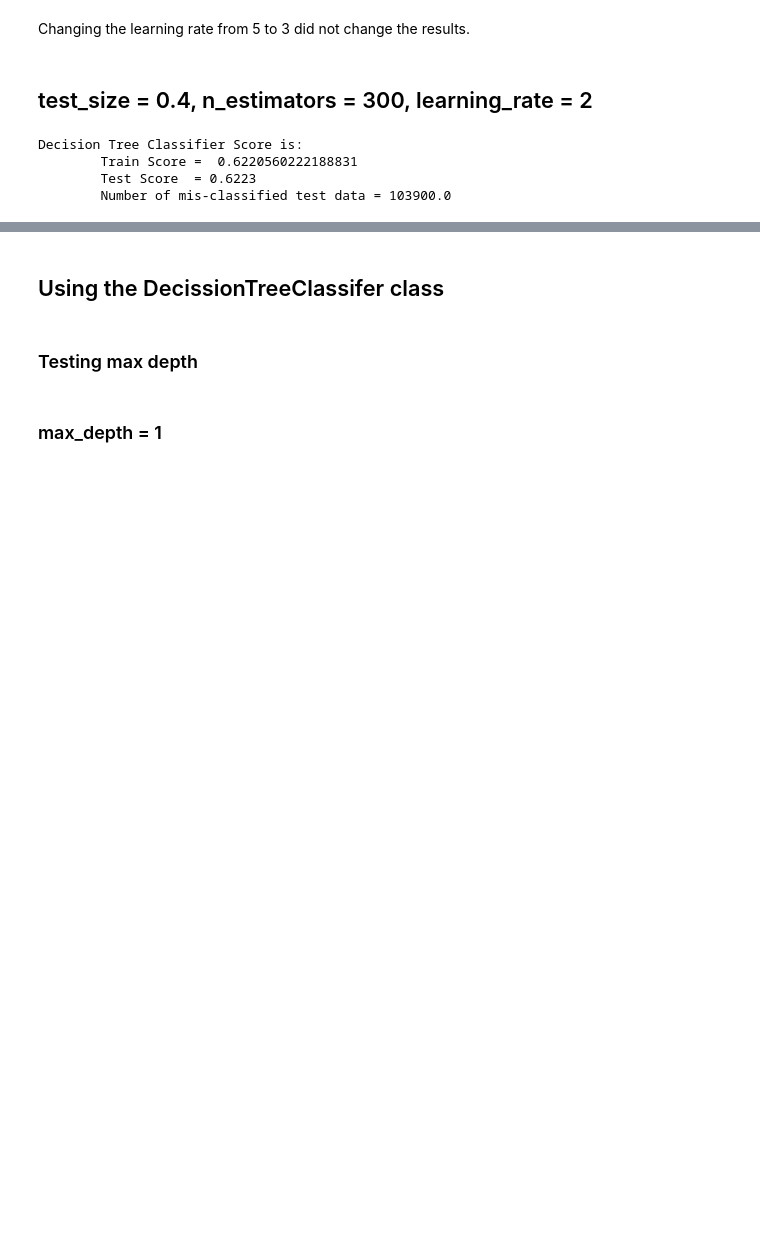
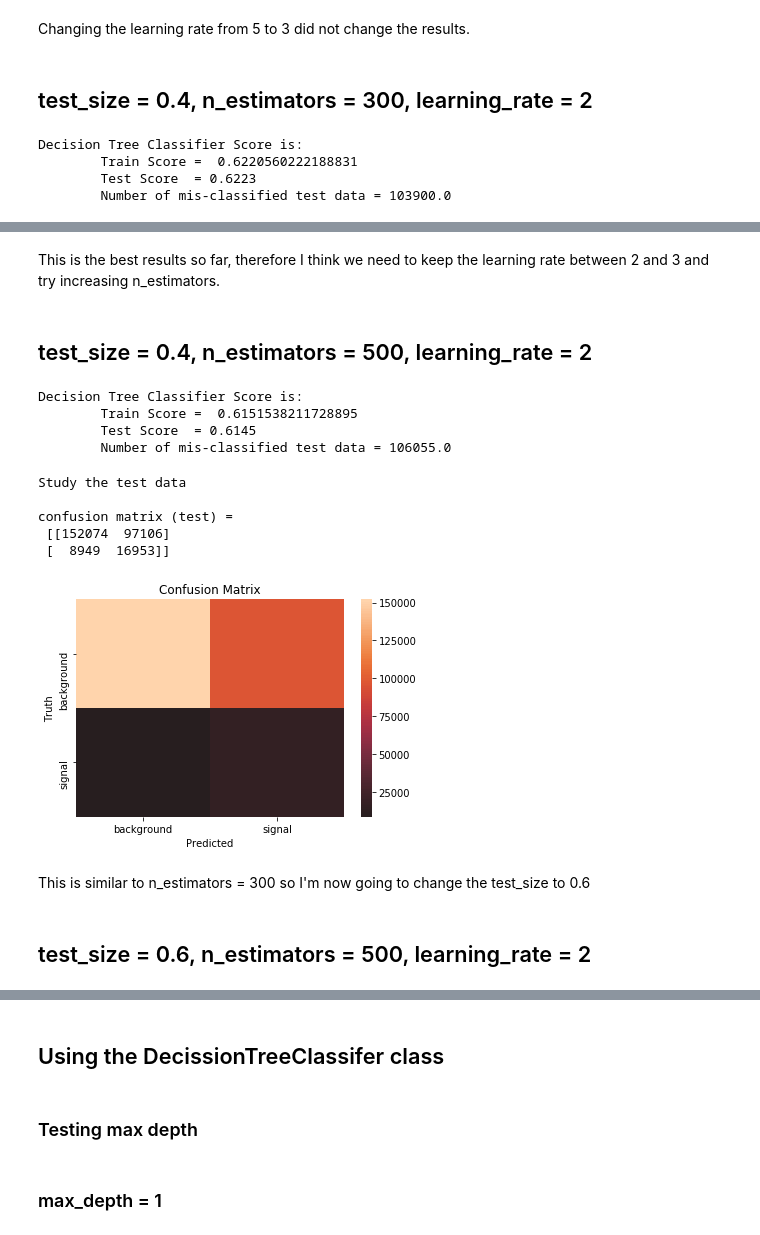
Before and after one commit to Bansi-M/BDT, a Jupyter notebook: BDT_Benchmark_Tests.ipynb, the cells around one changed output, grey strips where cells are left out. Saved outputs shown, nothing was run; the diff lists cells and outputs as text; code cells hidden in the pictures; blank space fills up the shorter version.

Commit message:
Benchmark Tests

```diff
--- a/BDT_Benchmark_Tests.ipynb
+++ b/BDT_Benchmark_Tests.ipynb
@@ -638,0 +658,67 @@ Run Cross Validation On the Sample
+# %% [markdown]
+This is the best results so far, therefore I think we need to keep the learning rate between 2 and 3 and try increasing n_estimators.
+# %% [markdown]
+## test_size = 0.4, n_estimators = 500, learning_rate = 2
+# %%
+train_bkg, test_bkg = train_test_split(background, test_size=0.4, random_state=2)
+train_signal, test_signal = train_test_split(signal, test_size=0.4, random_state=2)
+
+train_y = len(train_bkg) * [0] + len(train_signal) * [1]
+test_y = len(test_bkg) * [0] + len(test_signal) * [1]
+
+train_x = pd.concat([train_bkg, train_signal], ignore_index=True)
+test_x = pd.concat([test_bkg, test_signal], ignore_index=True)
+
+train_x.drop(["weight"], axis=1, inplace=True)
+test_x.drop(["weight"], axis=1, inplace=True)
+
+
+BDT_clf = AdaBoostClassifier(n_estimators=500, learning_rate = 2).fit(train_x, train_y)
+train_score = BDT_clf.score(train_x, train_y)
+test_score  = BDT_clf.score(test_x, test_y)
+
+print("Decision Tree Classifier Score is:")
+print("\tTrain Score = ", train_score)
+print("\tTest Score  = {:5.4f}".format(test_score))
+print("\tNumber of mis-classified test data = {:2.1f}".format((1-test_score)*len(test_x)))
+# %% [output]
+Decision Tree Classifier Score is:
+        Train Score =  0.6151538211728895
+        Test Score  = 0.6145
+        Number of mis-classified test data = 106055.0
+# %%
+print("\n\033[1mStudy the test data\033[0m")
+
+predictions = BDT_clf.predict(test_x)
+BDTcm = confusion_matrix(test_y, predictions)
+print("\nconfusion matrix (test) = \n", BDTcm)
+
+ax= plt.subplot()
+sns.heatmap(BDTcm, center=True, ax = ax)
+ax.set_xlabel('Predicted');ax.set_ylabel('Truth');
+ax.set_title('Confusion Matrix');
+ax.xaxis.set_ticklabels(['background', 'signal']); ax.yaxis.set_ticklabels(['background', 'signal']);
+plt.show()
+
+#print("\n\033[1mCheck ground truth against predictions for the test sample\033[0m")
+#print("Truth\tPrediction\tCorrect Prediction")
+#for i in range(len(predictions)):
+#    Match = False
+#    if predictions[i] == test_y[i]:
+ #       Match = True
+
+#print("\n\033[1mRun Cross Validation On the Sample\033[0m")
+#scores = cross_val_score(BDT_clf, train_x, train_y, cv=5)
+#print("cross validation scores = ", scores)
+#print("\tmean = {:5.4f}".format(scores.mean()))
+# %% [output]
+Study the test data
+
+confusion matrix (test) =
+ [[152074  97106]
+ [  8949  16953]]
+[figure, added]
+# %% [markdown]
+This is similar to n_estimators = 300 so I'm now going to change the test_size to 0.6
+# %% [markdown]
+## test_size = 0.6, n_estimators = 500, learning_rate = 2
```
Also changed, not shown: parts of 28 cells of this notebook.
